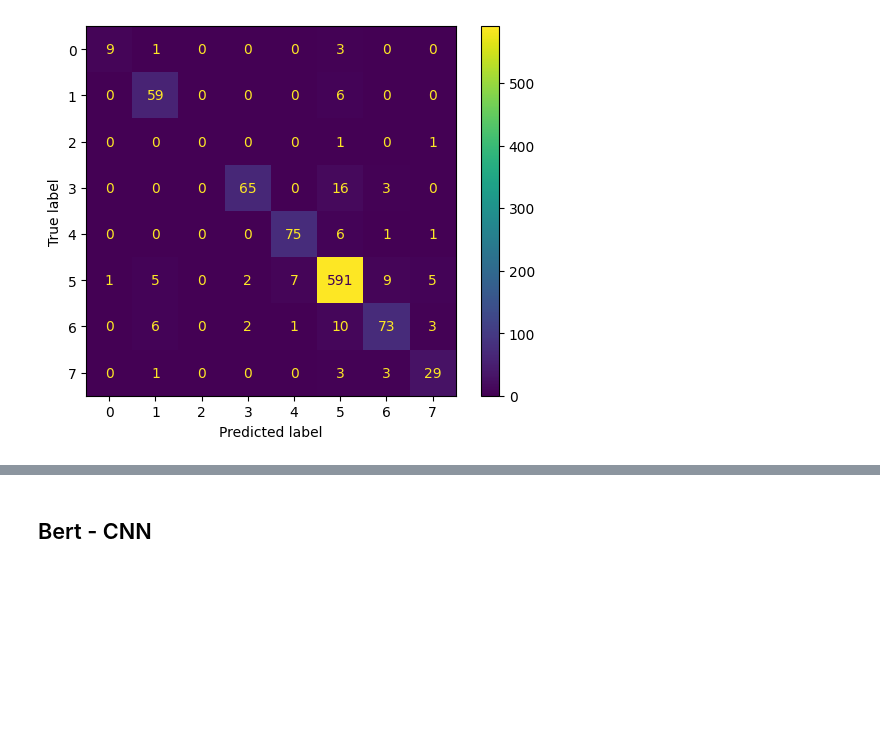
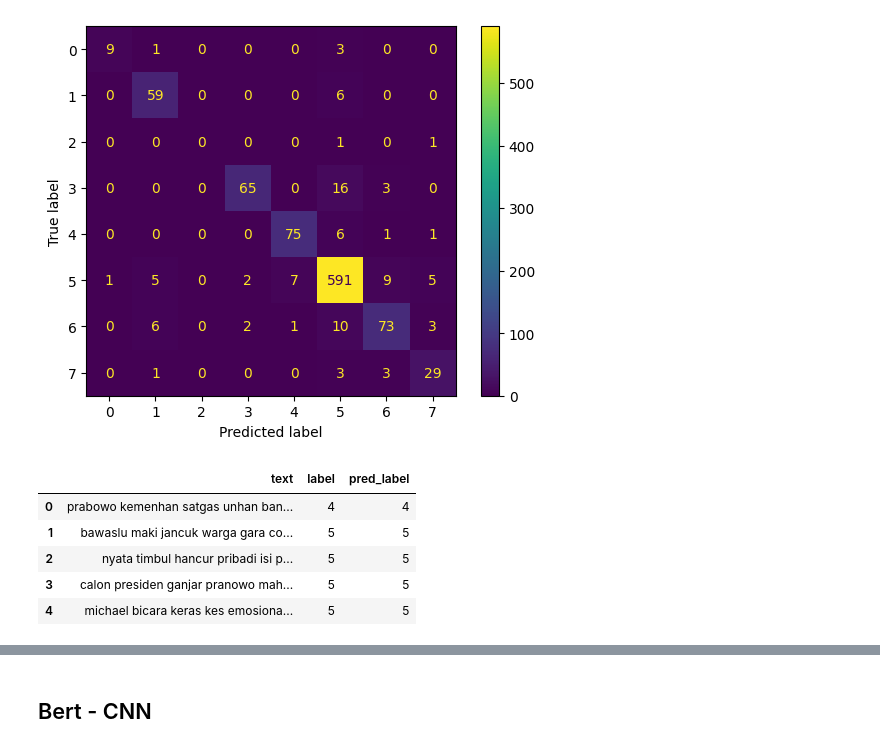
Before and after one commit to AllOneeeee/Lumintu, a Jupyter notebook: Untitled.ipynb, the cells around one changed output, grey strips where cells are left out. Cells and saved outputs as stored; diff of their text form; code cells hidden in the pictures; blank space fills up the shorter version.

```diff
--- a/Untitled.ipynb
+++ b/Untitled.ipynb
@@ -763,3 +768,18 @@ print('Acc: ', accuracy_score(predictions,true))
  [  0   1   0   0   0   3   3  29]]
 Acc:  0.9028056112224448
 [figure]
+# %%
+df = pd.DataFrame({"pred_label": predictions})
+
+df_pred = pd.concat([testset.df.loc[:, ['text']],
+                          testset.df.loc[:, ['label']],
+                          df.loc[:, 'pred_label']], axis=1)
+df_pred.to_csv('data/pred/bert_bse.csv', index=False)
+df_pred.head()
+# %% [output]
+|  | text | label | pred_label |
+| 0 | prabowo kemenhan satgas unhan ban... | 4 | 4 |
+| 1 | bawaslu maki jancuk warga gara co... | 5 | 5 |
+| 2 | nyata timbul hancur pribadi isi p... | 5 | 5 |
+| 3 | calon presiden ganjar pranowo mah... | 5 | 5 |
+| 4 | michael bicara keras kes emosiona... | 5 | 5 |
```
Also changed, not shown: parts of 22 cells of this notebook, 11 other files.
